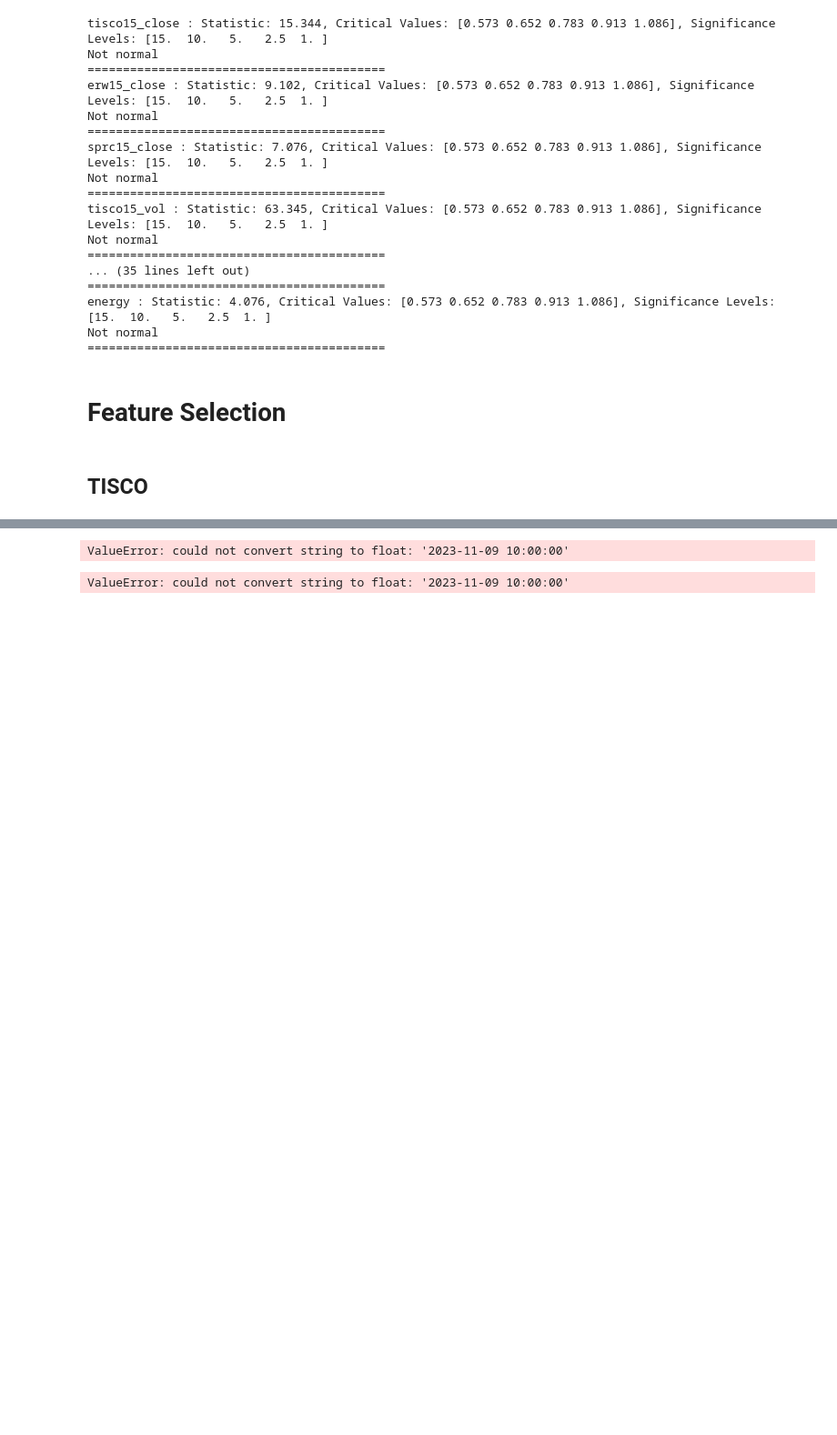
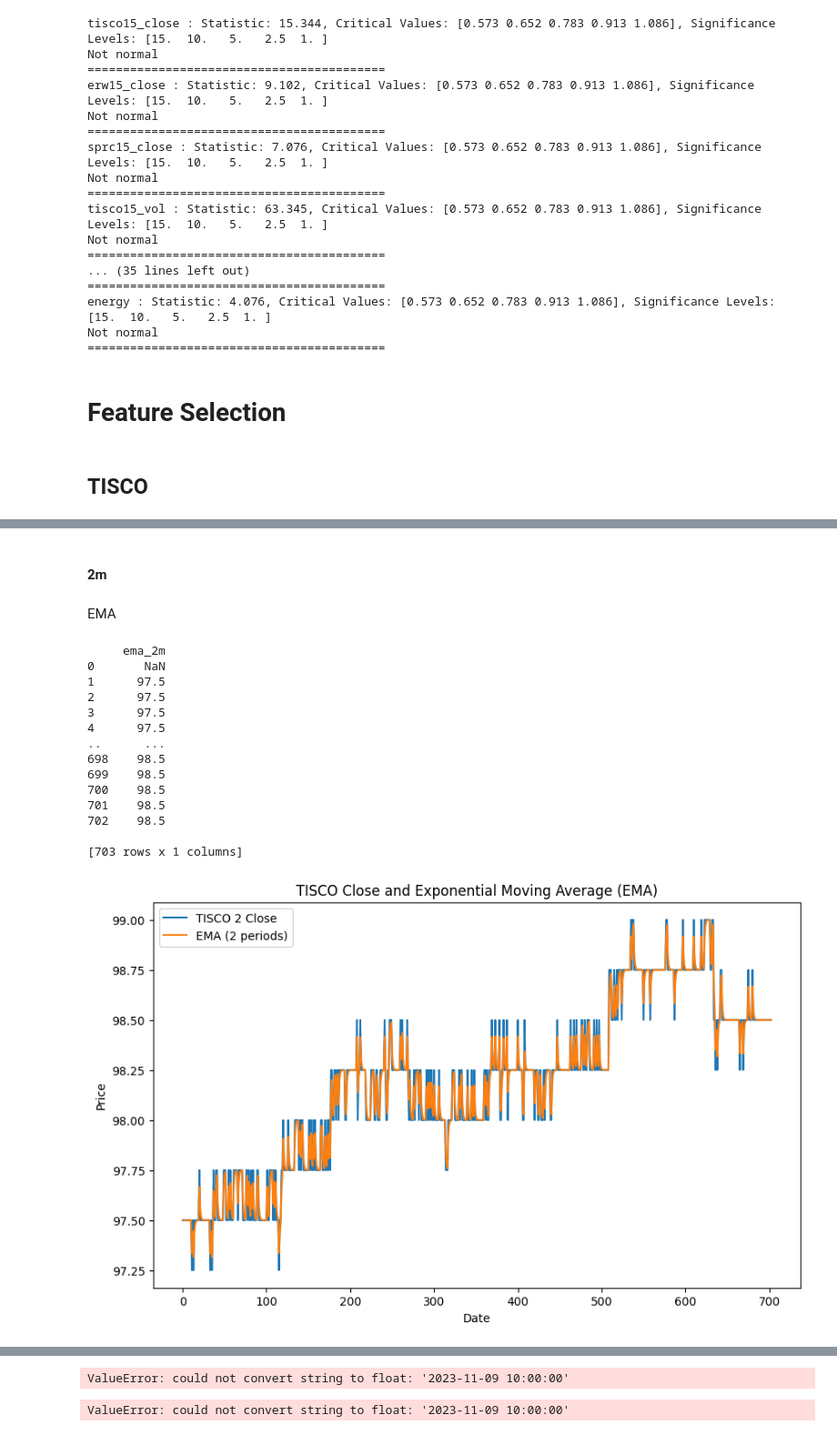
Before and after one commit to y-lims/DADS6003_Buy-Sell_Stock_Forecasting, a Jupyter notebook: medium_source.ipynb, the cells around one changed output, grey strips where cells are left out. Shown at 91% size. Saved outputs shown, nothing was run; the diff lists cells and outputs as text; code cells hidden in the pictures; blank space fills up the shorter version.

```diff
--- a/medium_source.ipynb
+++ b/medium_source.ipynb
@@ -1136,0 +1257,8 @@ SPRC_15m['Diff'] = SPRC_15m['Open'] - SPRC_15m['Close']
+# %%
+## Set Signal Condition
+TISCO_15m['Signal'] = np.where(TISCO_15m['Diff'] > TISCO_15m['Close'], 2,
+                      np.where(TISCO_15m['Diff'] < TISCO_15m['Close'], 1, 0))
+ERW_15m['Signal'] = np.where(ERW_15m['Diff'] > 0, 2,
+                    np.where(ERW_15m['Diff'] < 0, 1, 0))
+SPRC_15m['Signal'] = np.where(SPRC_15m['Diff'] > 0, 2,
+                     np.where(SPRC_15m['Diff'] < 0, 1, 0))
@@ -1331,0 +1474,11 @@ for column in columns_to_fillna:
+# %%
+# Features
+tisco2_close = TISCO_2m_df['Close']
+tisco5_close = TISCO_5m_df['Close']
+
+keys = ['ref_date','tisco2_close', 'tisco5_close', 'usd', 'cny', 'set100', 'set50', 'gold', 'fin', 'bank', 'brent', 'crude']
+
+reference_index = ref_date.index
+
+merged_tisco_new = pd.concat([ref_date, tisco2_close, tisco5_close, usd, cny, set100, set50, gold, fin, bank, brent, crude], axis=1, keys=keys).reindex(reference_index)
+merged_tisco_new
@@ -1331,0 +1655,45 @@ for column in columns_to_fillna:
+# %% [markdown]
+#### 2m
+# %% [markdown]
+EMA
+# %%
+# Calculate EMA with a window of period (minute)
+merged_tisco_new['ema_2m'] = talib.EMA(merged_tisco_new['tisco2_close'], timeperiod=2)
+
+# Create Label (target variable)
+merged_tisco_new['target_ema_2m'] = np.where(merged_tisco_new['tisco2_close'].shift(-1) > merged_tisco_new['tisco2_close'], 1, 0)
+
+# Replace missing values in 'ema' with forward fill
+merged_tisco_new['ema_2m'].fillna(method='ffill', inplace=True)
+
+# Replace missing values in 'target' with forward fill (if any)
+merged_tisco_new['target_ema_2m'].fillna(method='ffill', inplace=True)
+
+print(merged_tisco_new[['ema_2m']])
+
+# Plotting the EMA_2m
+plt.figure(figsize=(10, 6))
+plt.plot(merged_tisco_new.index, merged_tisco_new['tisco2_close'], label='TISCO 2 Close')
+plt.plot(merged_tisco_new.index, merged_tisco_new[['ema_2m']], label='EMA (2 periods)')
+
+plt.title('TISCO Close and Exponential Moving Average (EMA)')
+plt.xlabel('Date')
+plt.ylabel('Price')
+plt.legend()
+plt.show()
+# %% [output]
+     ema_2m
+0       NaN
+1      97.5
+2      97.5
+3      97.5
+4      97.5
+..      ...
+698    98.5
+699    98.5
+700    98.5
+701    98.5
+702    98.5
+
+[703 rows x 1 columns]
+[figure, added]
```
Also changed, not shown: parts of 170 cells of this notebook.
